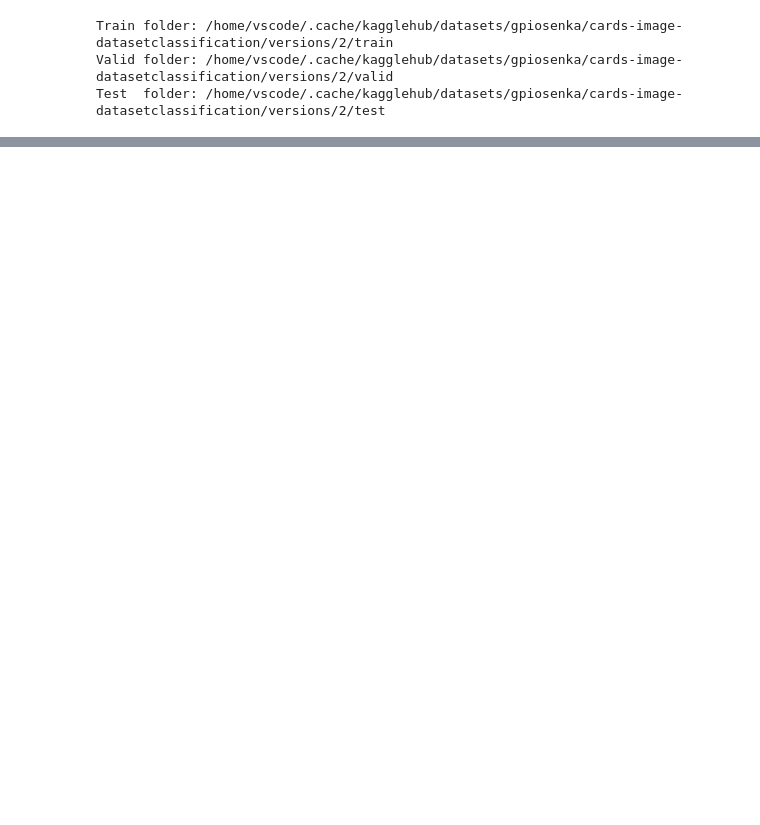
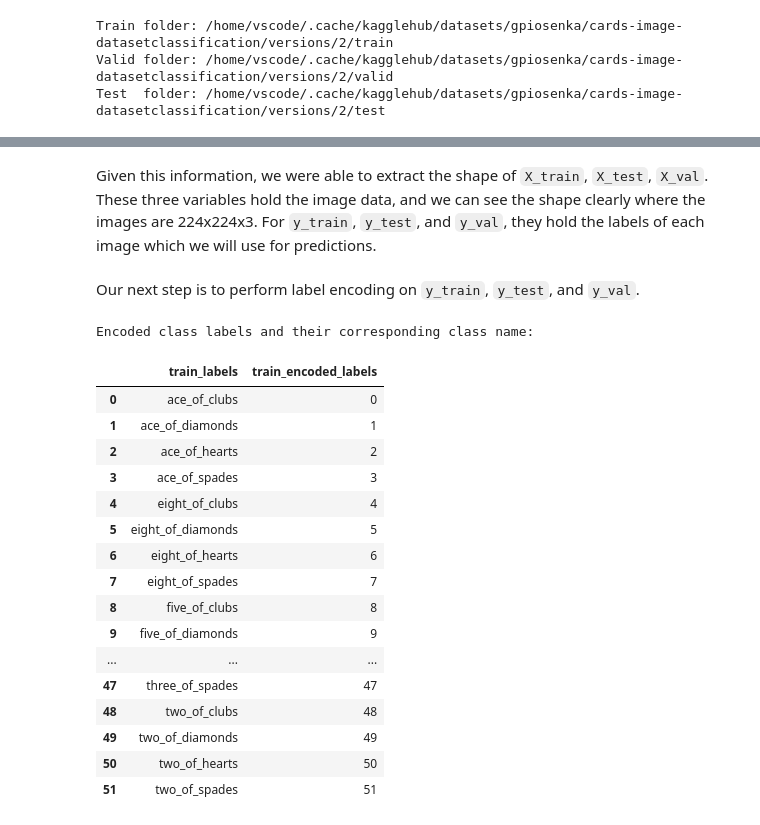
Before and after one commit to kolananish/Project2DAT402, a Jupyter notebook: project.ipynb, the cells around one changed output, grey strips where cells are left out. Cells and saved outputs as stored; diff of their text form; code cells hidden in the pictures; blank space fills up the shorter version.

Commit message:
step 2 done

```diff
--- a/project.ipynb
+++ b/project.ipynb
@@ -27,9 +27,11 @@ from tensorflow.keras import layers
 
 import kagglehub
 
+pd.set_option('display.max_colwidth', None)
 # Download latest version
 path = kagglehub.dataset_download("gpiosenka/cards-image-datasetclassification")
 
+
 print("Path to dataset files:", path)
 # %% [output]
 Path to dataset files: /home/vscode/.cache/kagglehub/datasets/gpiosenka/cards-image-datasetclassification/versions/2
@@ -138,0 +338,43 @@ Corrupted files: None 🎉
+# %% [markdown]
+Given this information, we were able to extract the shape of `X_train`, `X_test`, `X_val`. These three variables hold the image data, and we can see the shape clearly where the images are 224x224x3. For `y_train`, `y_test`, and `y_val`, they hold the labels of each image which we will use for predictions.
+# %% [markdown]
+Our next step is to perform label encoding on `y_train`, `y_test`, and `y_val`.
+# %%
+from sklearn.preprocessing import LabelEncoder
+
+label_encoder = LabelEncoder()
+y_train_encoded = label_encoder.fit_transform(y_train)
+y_test_encoded = label_encoder.transform(y_test)
+y_val_encoded = label_encoder.transform(y_val)
+
+# create a data frame to store these encoded labels,
+# as we'll need to refer to the original class labels later
+
+encoded_dict = pd.DataFrame(
+    {'train_labels': y_train, 'train_encoded_labels': y_train_encoded})
+encoded_dict = encoded_dict.groupby(
+    'train_labels')['train_encoded_labels'].mean().reset_index()
+encoded_dict['train_encoded_labels'] = encoded_dict['train_encoded_labels'].astype(
+    'int')
+
+print("Encoded class labels and their corresponding class name:")
+encoded_dict
+# %% [output]
+Encoded class labels and their corresponding class name:
+|  | train_labels | train_encoded_labels |
+| 0 | ace_of_clubs | 0 |
+| 1 | ace_of_diamonds | 1 |
+| 2 | ace_of_hearts | 2 |
+| 3 | ace_of_spades | 3 |
+| 4 | eight_of_clubs | 4 |
+| 5 | eight_of_diamonds | 5 |
+| 6 | eight_of_hearts | 6 |
+| 7 | eight_of_spades | 7 |
+| 8 | five_of_clubs | 8 |
+| 9 | five_of_diamonds | 9 |
+| ... | ... | ... |
+| 47 | three_of_spades | 47 |
+| 48 | two_of_clubs | 48 |
+| 49 | two_of_diamonds | 49 |
+| 50 | two_of_hearts | 50 |
+| 51 | two_of_spades | 51 |
```
Also changed, not shown: parts of 21 cells of this notebook, 1 other file.
